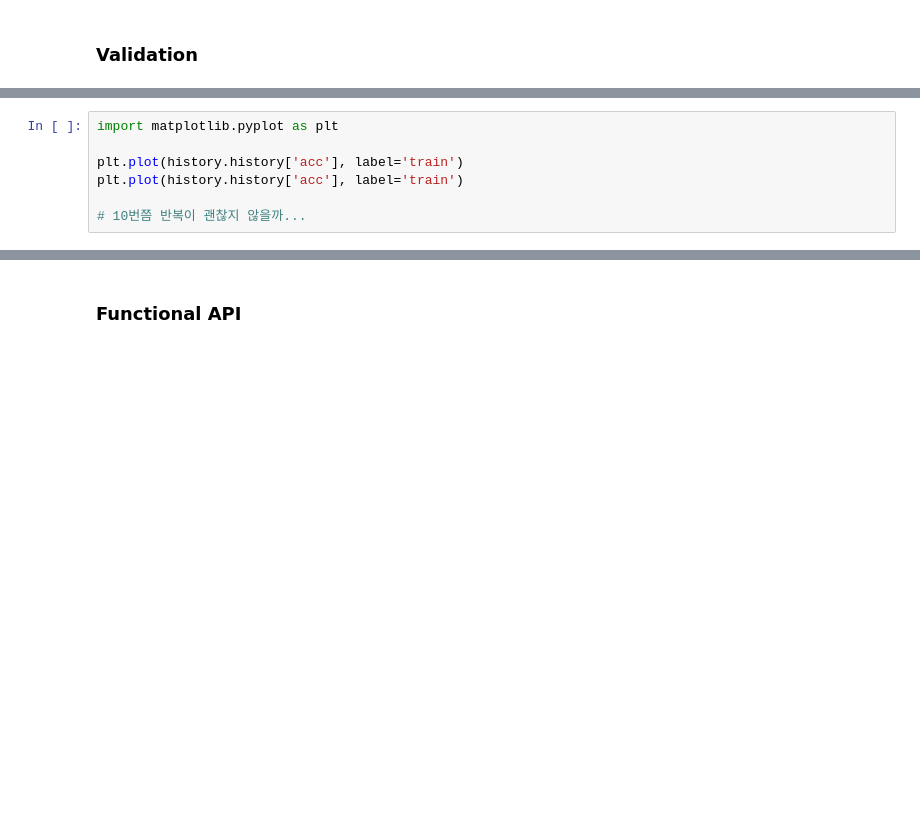
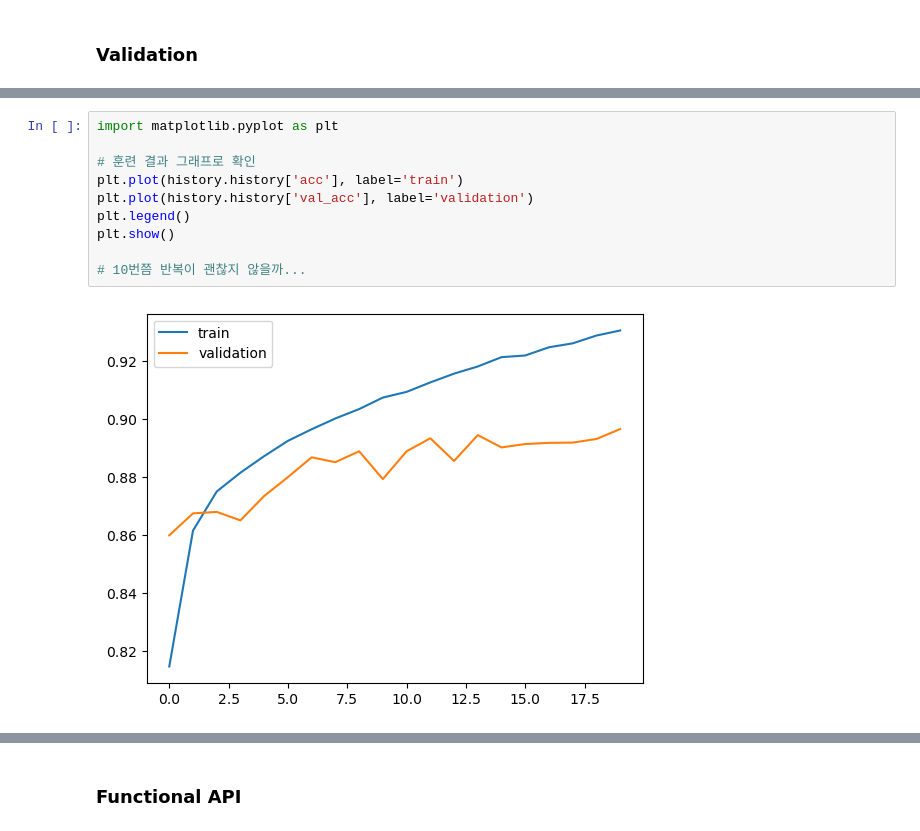
Before and after one commit to songseogyeong/study-deep_learning, a Jupyter notebook: c_tensorflow/b_keras.ipynb, the cells around one changed output, grey strips where cells are left out. Saved outputs shown, nothing was run; the diff lists cells and outputs as text; blank space fills up the shorter version.

```diff
--- a/c_tensorflow/b_keras.ipynb
+++ b/c_tensorflow/b_keras.ipynb
@@ -237,8 +365,13 @@ history = model.fit(x=train_images,
 # %%
 import matplotlib.pyplot as plt
 
+# 훈련 결과 그래프로 확인
 plt.plot(history.history['acc'], label='train')
-plt.plot(history.history['acc'], label='train')
+plt.plot(history.history['val_acc'], label='validation')
+plt.legend()
+plt.show()
 
 # 10번쯤 반복이 괜찮지 않을까...
+# %% [output]
+[figure, added]
 # %%
```
Also changed, not shown: parts of 33 cells of this notebook, 7 other files.
